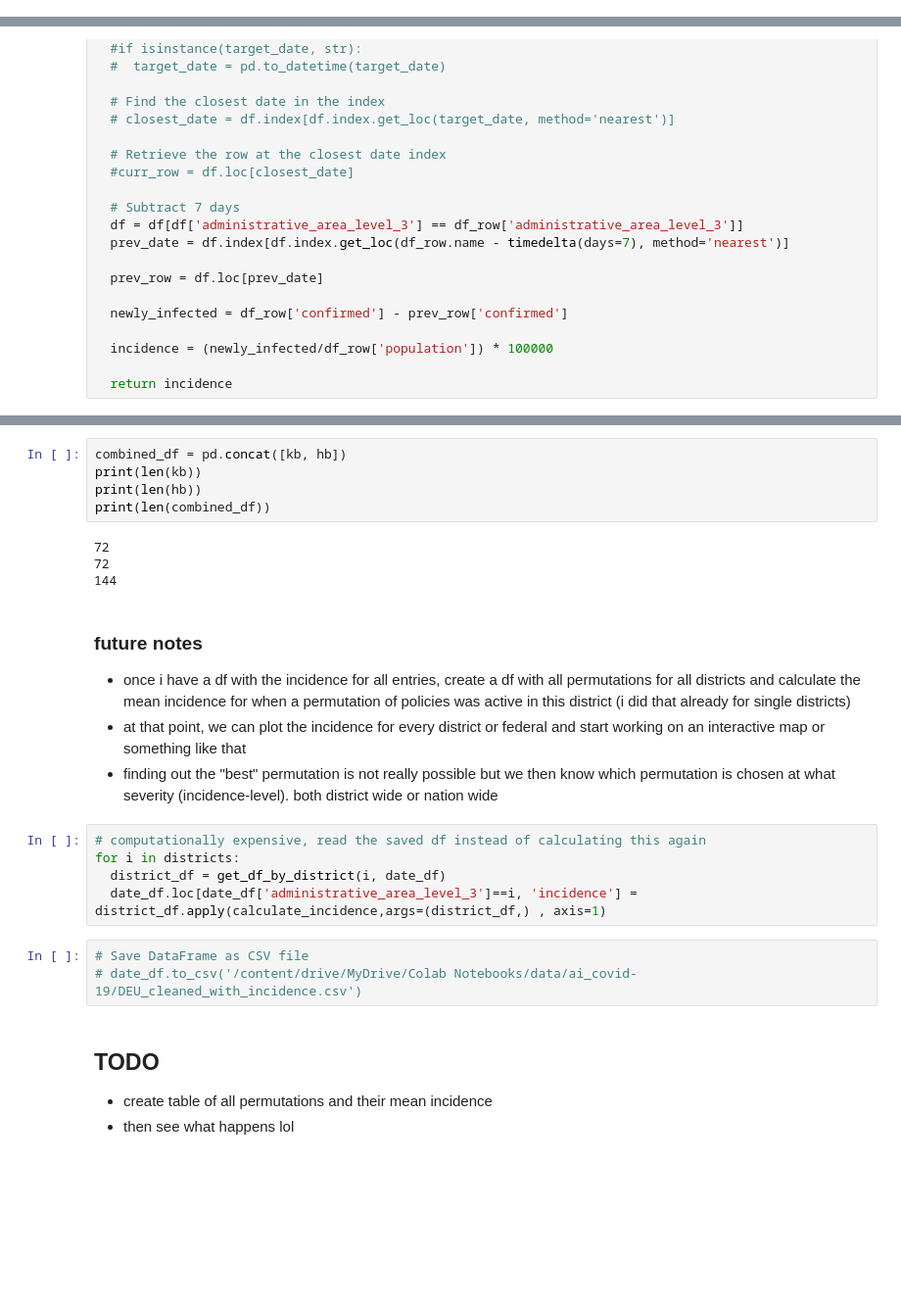
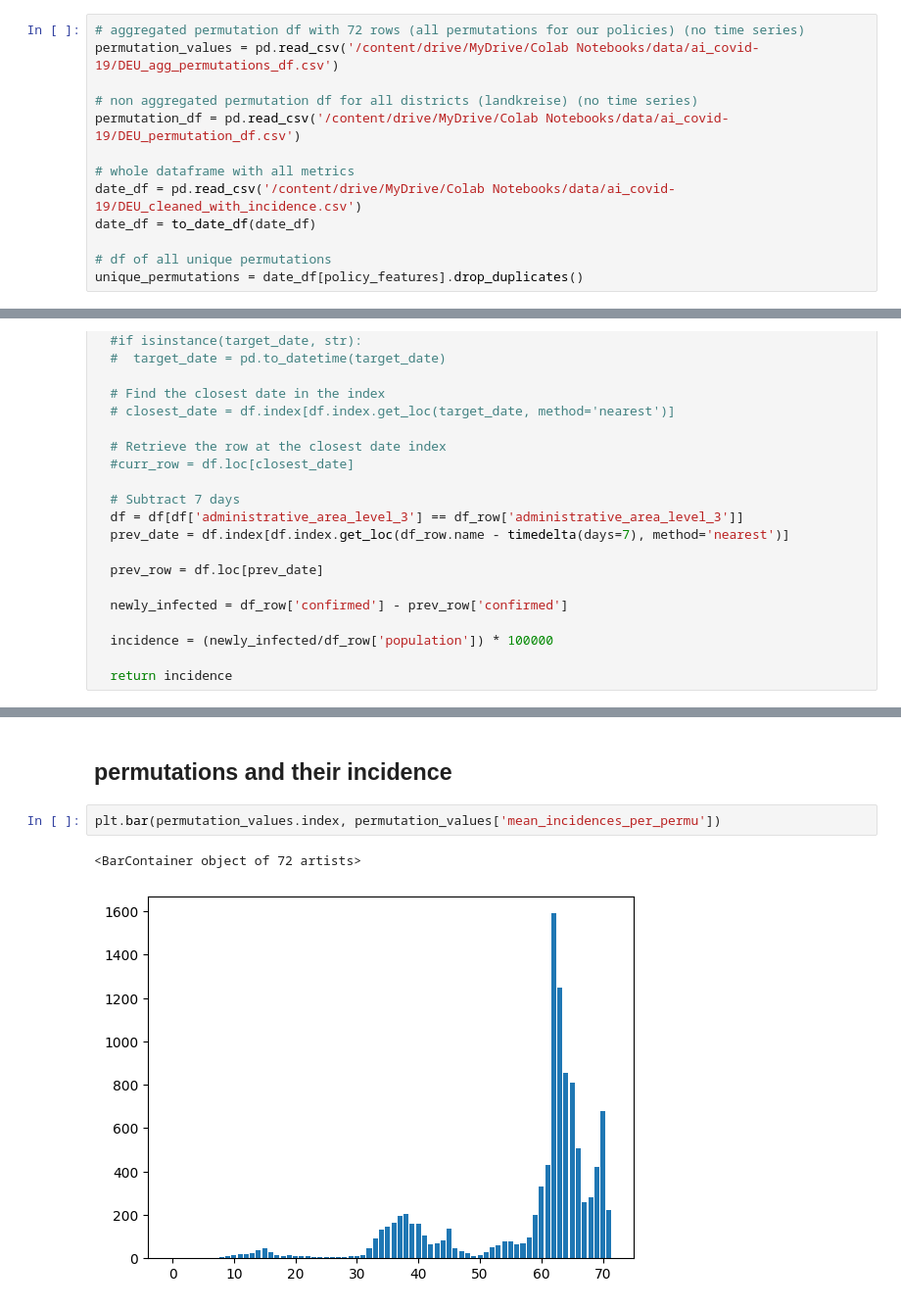
Before and after one commit to mario-dg/KI-Gruppe-03, a Jupyter notebook: AI_COV_19.ipynb, the cells around one changed output, grey strips where cells are left out. Shown at 98% size. Drawn from its saved outputs; the diff is of its cells as text; blank space fills up the shorter version.

```diff
--- a/AI_COV_19.ipynb
+++ b/AI_COV_19.ipynb
@@ -368,0 +514,13 @@ kreuzberg_row = get_df_row_at_date(kreuzberg_df, '2021-01-05')
+# %%
+# aggregated permutation df with 72 rows (all permutations for our policies) (no time series)
+permutation_values = pd.read_csv('/content/drive/MyDrive/Colab Notebooks/data/ai_covid-19/DEU_agg_permutations_df.csv')
+
+# non aggregated permutation df for all districts (landkreise) (no time series)
+permutation_df = pd.read_csv('/content/drive/MyDrive/Colab Notebooks/data/ai_covid-19/DEU_permutation_df.csv')
+
+# whole dataframe with all metrics
+date_df = pd.read_csv('/content/drive/MyDrive/Colab Notebooks/data/ai_covid-19/DEU_cleaned_with_incidence.csv')
+date_df = to_date_df(date_df)
+
+# df of all unique permutations
+unique_permutations = date_df[policy_features].drop_duplicates()
@@ -513,26 +679,7 @@ hb = create_permu_df_for_district(hamburg_df)
-# %%
-combined_df = pd.concat([kb, hb])
-print(len(kb))
-print(len(hb))
-print(len(combined_df))
-# %% [output]
-72
-72
-144
-# %% [markdown]
-### future notes
-- once i have a df with the incidence for all entries, create a df with all permutations for all districts and calculate the mean incidence for when a permutation of policies was active in this district (i did that already for single districts)
-- at that point, we can plot the incidence for every district or federal and start working on an interactive map or something like that
-- finding out the "best" permutation is not really possible but we then know which permutation is chosen at what severity (incidence-level). both district wide or nation wide
-# %%
-# computationally expensive, read the saved df instead of calculating this again
-for i in districts:
-  district_df = get_df_by_district(i, date_df)
-  date_df.loc[date_df['administrative_area_level_3']==i, 'incidence'] = district_df.apply(calculate_incidence,args=(district_df,) , axis=1)
-# %%
-# Save DataFrame as CSV file
-# date_df.to_csv('/content/drive/MyDrive/Colab Notebooks/data/ai_covid-19/DEU_cleaned_with_incidence.csv')
 # %% [markdown]
-## TODO
-- create table of all permutations and their mean incidence
-- then see what happens lol
+## permutations and their incidence
+# %%
+plt.bar(permutation_values.index, permutation_values['mean_incidences_per_permu'])
+# %% [output]
+<BarContainer object of 72 artists>
+[figure, added]
```
Also changed, not shown: parts of 45 cells of this notebook.
